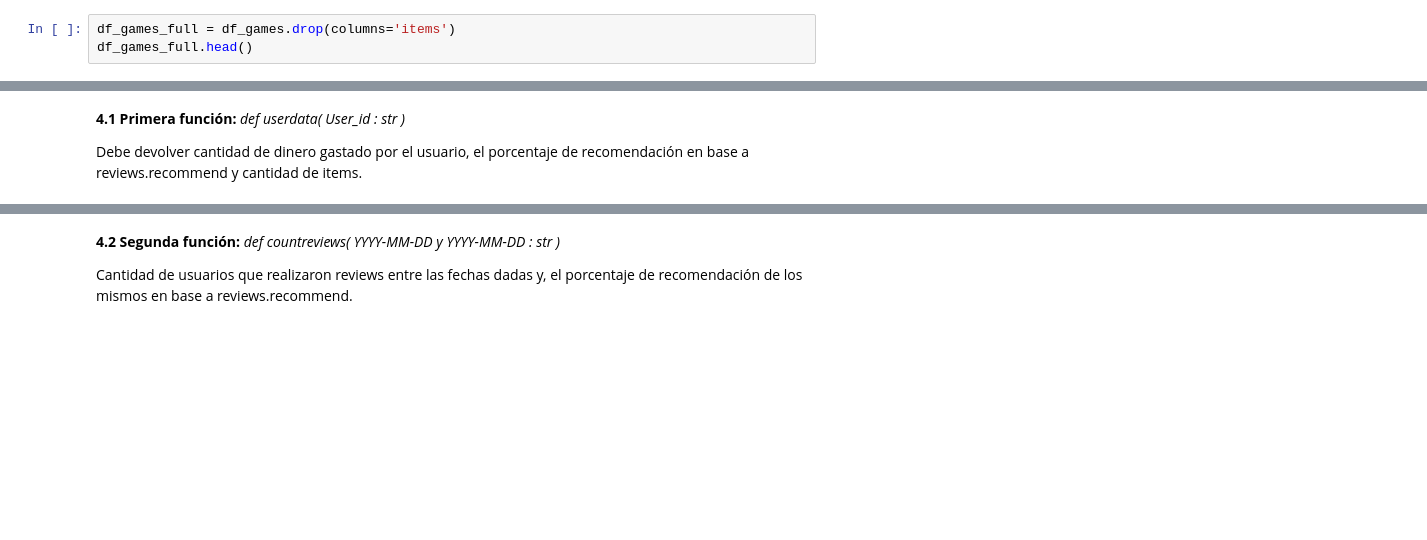
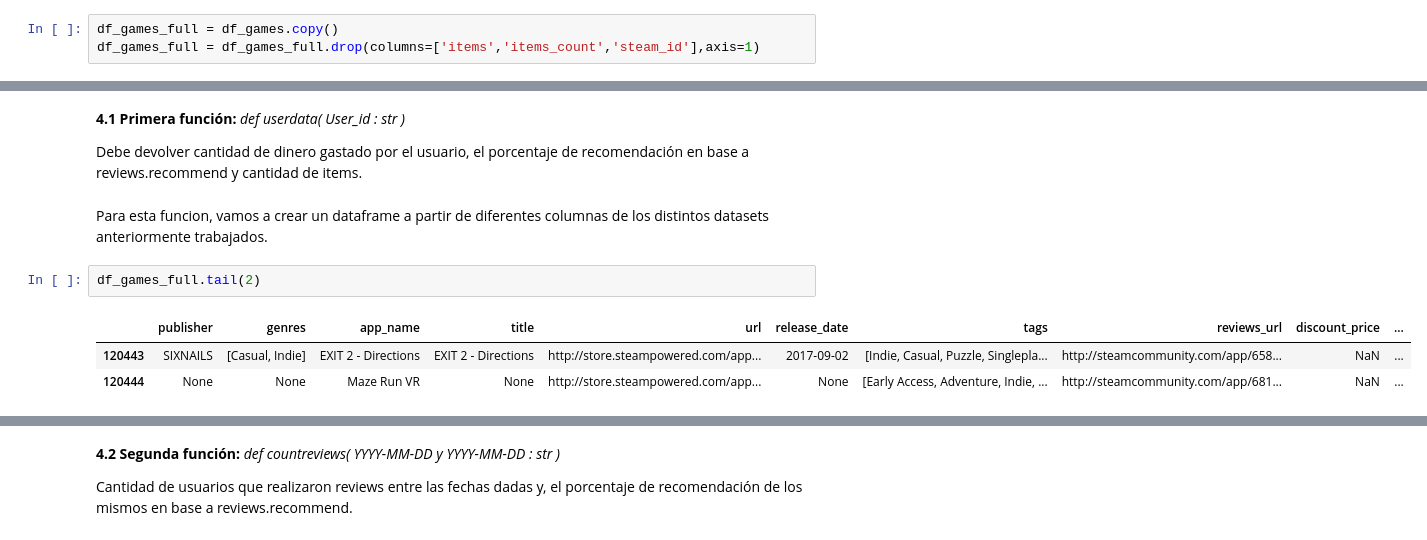
Before and after one commit to JPBertonee/PI_MLOps_Henry, a Jupyter notebook: Desarrollo.ipynb, the cells around one changed output, grey strips where cells are left out. Cells and saved outputs as stored; diff of their text form; blank space fills up the shorter version.

```diff
--- a/Desarrollo.ipynb
+++ b/Desarrollo.ipynb
@@ -86,3 +86,3 @@ Luego de desanidar, concatenamos las columnas del data frame df_explode con las
 # %%
-df_games_full = df_games.drop(columns='items')
-df_games_full.head()
+df_games_full = df_games.copy()
+df_games_full = df_games_full.drop(columns=['items','items_count','steam_id'],axis=1)
@@ -327,3 +329,11 @@ df_sentimiento.head()
 **4.1 Primera función:** *def userdata( User_id : str )*
 
 Debe devolver cantidad de dinero gastado por el usuario, el porcentaje de recomendación en base a reviews.recommend y cantidad de items.
+# %% [markdown]
+Para esta funcion, vamos a crear un dataframe a partir de diferentes columnas de los distintos datasets anteriormente trabajados.
+# %%
+df_games_full.tail(2)
+# %% [output]
+|  | publisher | genres | app_name | title | url | release_date | tags | reviews_url | discount_price | ... |
+| 120443 | SIXNAILS | [Casual, Indie] | EXIT 2 - Directions | EXIT 2 - Directions | http://store.steampowered.com/app... | 2017-09-02 | [Indie, Casual, Puzzle, Singlepla... | http://steamcommunity.com/app/658... | NaN | ... |
+| 120444 | None | None | Maze Run VR | None | http://store.steampowered.com/app... | None | [Early Access, Adventure, Indie, ... | http://steamcommunity.com/app/681... | NaN | ... |
```
Also changed, not shown: parts of 12 cells of this notebook.
